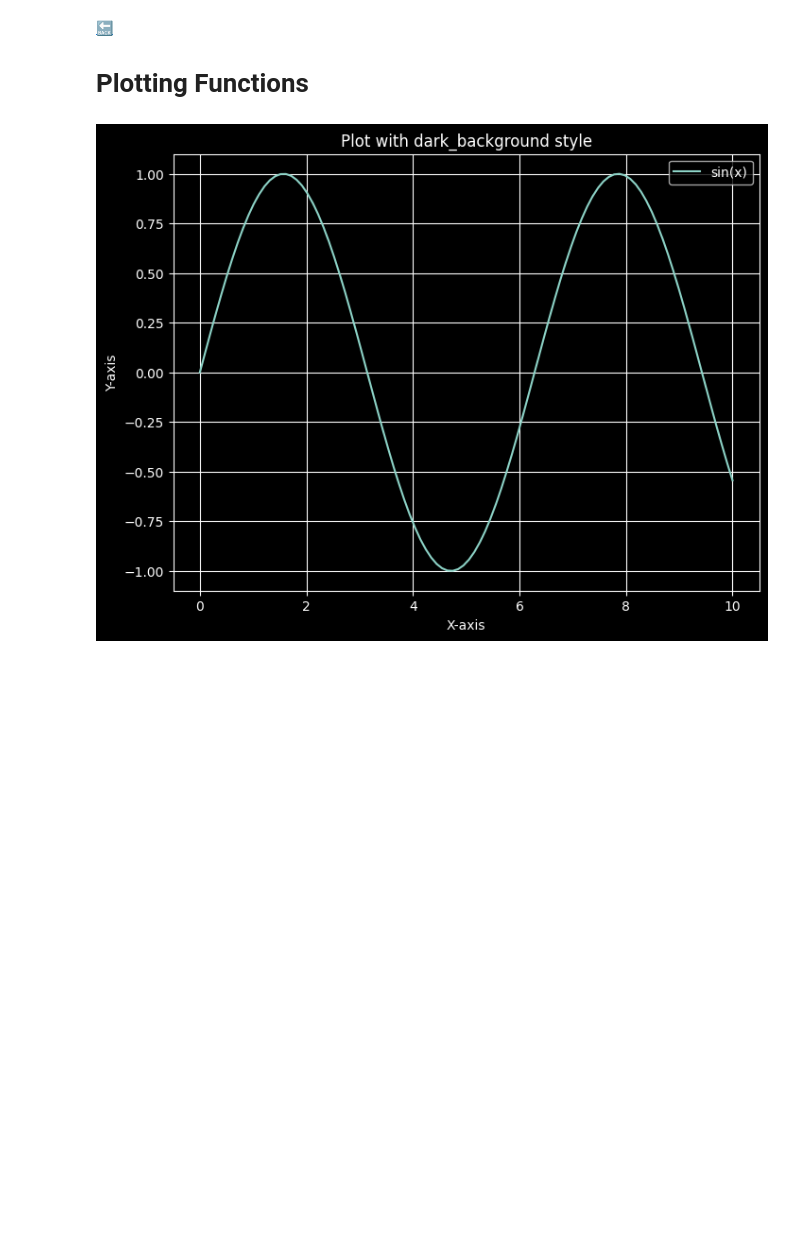
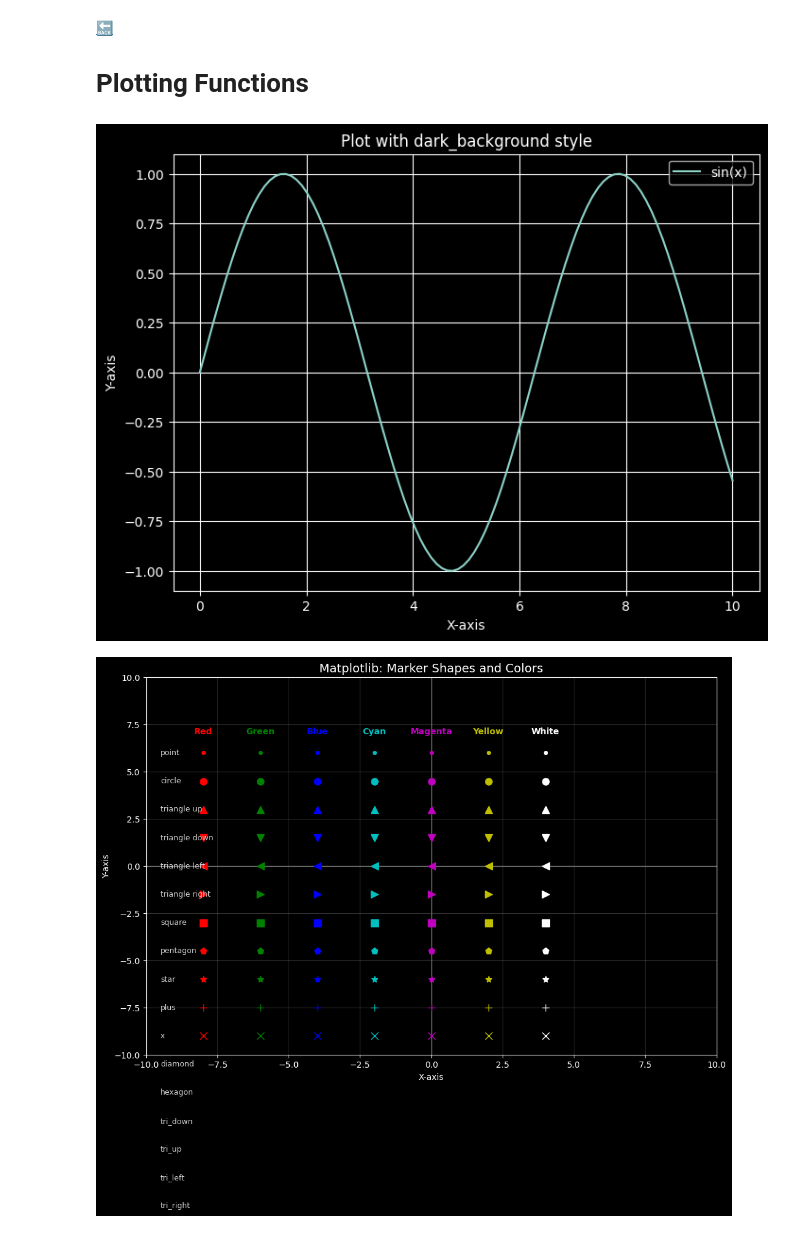
Before and after one commit to xyizko/xo-mathz, a Jupyter notebook: nb/yt-fca-1.1.ipynb, the cells around one changed output. Cells and saved outputs as stored; diff of their text form; code cells hidden in the pictures; blank space fills up the shorter version.

```diff
--- a/nb/yt-fca-1.1.ipynb
+++ b/nb/yt-fca-1.1.ipynb
@@ -95,6 +95,88 @@ ax.grid(True)
 plt.show()
 # %% [output]
 [figure]
+# %%
+# Example with all available color and shepes
+
+import matplotlib.pyplot as plt
+
+def plt1():
+    # Define axis limits
+    xmin = -10
+    xmax = 10
+    ymin = -10
+    ymax = 10
+
+    # Use dark background style
+    plt.style.use('dark_background')
+    fig, ax = plt.subplots(figsize=(12, 8))
+
+    # Labels and title
+    ax.set_xlabel('X-axis')
+    ax.set_ylabel('Y-axis')
+    ax.set_title('Matplotlib: Marker Shapes and Colors', fontsize=14, color='white')
+
+    # Set plot dimensions
+    plt.axis([xmin, xmax, ymin, ymax])
+
+    # Draw axis lines (centered at 0)
+    plt.plot([xmin, xmax], [0, 0], color='gray', linewidth=1)
+    plt.plot([0, 0], [ymin, ymax], color='gray', linewidth=1)
+
+    # --- MARKER TYPES (displayed vertically for each type) ---
+    markers = [
+        ('.', 'point'),
+        ('o', 'circle'),
+        ('^', 'triangle up'),
+        ('v', 'triangle down'),
+        ('<', 'triangle left'),
+        ('>', 'triangle right'),
+        ('s', 'square'),
+        ('p', 'pentagon'),
+        ('*', 'star'),
+        ('+', 'plus'),
+        ('x', 'x'),
+        ('D', 'diamond'),
+        ('h', 'hexagon'),
+        ('1', 'tri_down'),
+        ('2', 'tri_up'),
+        ('3', 'tri_left'),
+        ('4', 'tri_right'),
+    ]
+
+    # Basic colors with names
+    colors = ['r', 'g', 'b', 'c', 'm', 'y', 'w']
+    color_names = ['Red', 'Green', 'Blue', 'Cyan', 'Magenta', 'Yellow', 'White']
+
+    # Place markers on grid
+    x_start = -8
+    y_start = 6
+    x_step = 2
+    y_step = 1.5
+
+    for i, (marker, label) in enumerate(markers):
+        y = y_start - i * y_step
+        # Show marker label
+        ax.text(x_start - 1.5, y, label, fontsize=9, color='lightgray', verticalalignment='center')
+
+        # Plot this marker in all colors
+        for j, color in enumerate(colors):
+            x = x_start + j * x_step
+            plt.plot(x, y, marker=marker, color=color, markersize=8)
+
+    # Add color legend at the top
+    for j, (color, name) in enumerate(zip(colors, color_names)):
+        ax.text(x_start + j * x_step, y_start + 1, name, fontsize=10, color=color,
+                horizontalalignment='center', weight='bold')
+
+    # Final touch
+    ax.grid(True, alpha=0.2)
+    plt.show()
+
+# --- Execution ---
+plt1()
+# %% [output]
+[figure, added]
 # %%
 # Adding custom axis
 
```
Also changed, not shown: parts of 2 cells of this notebook.
